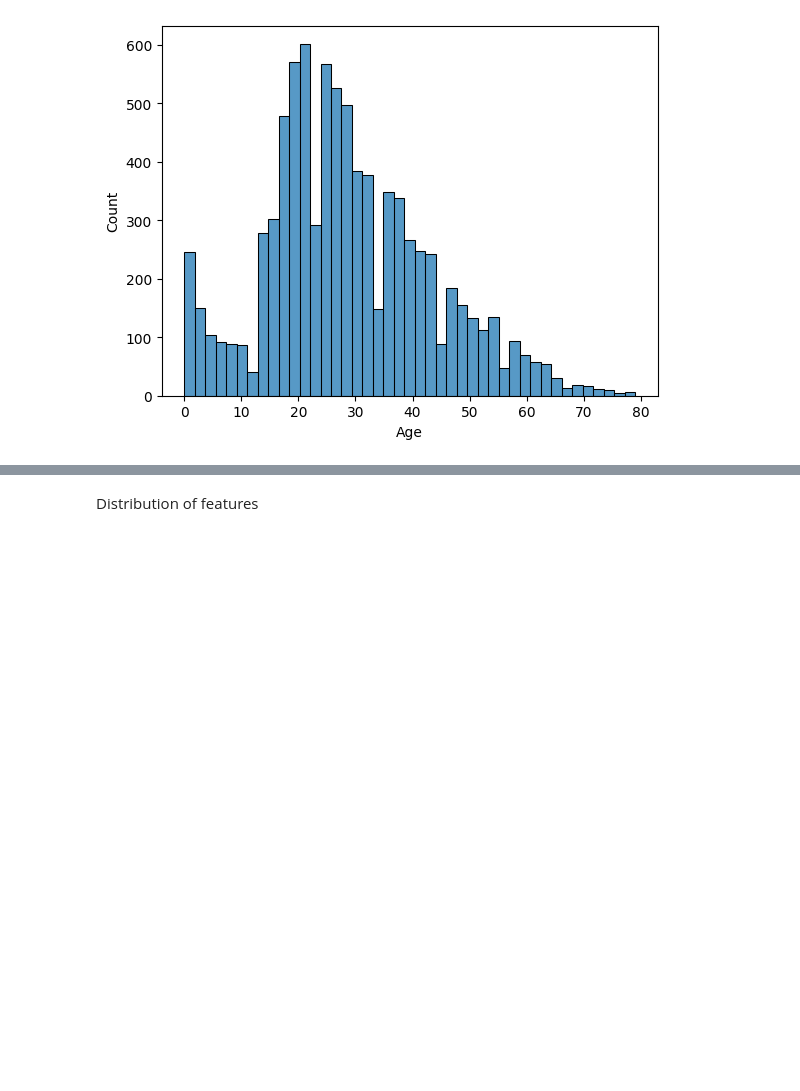
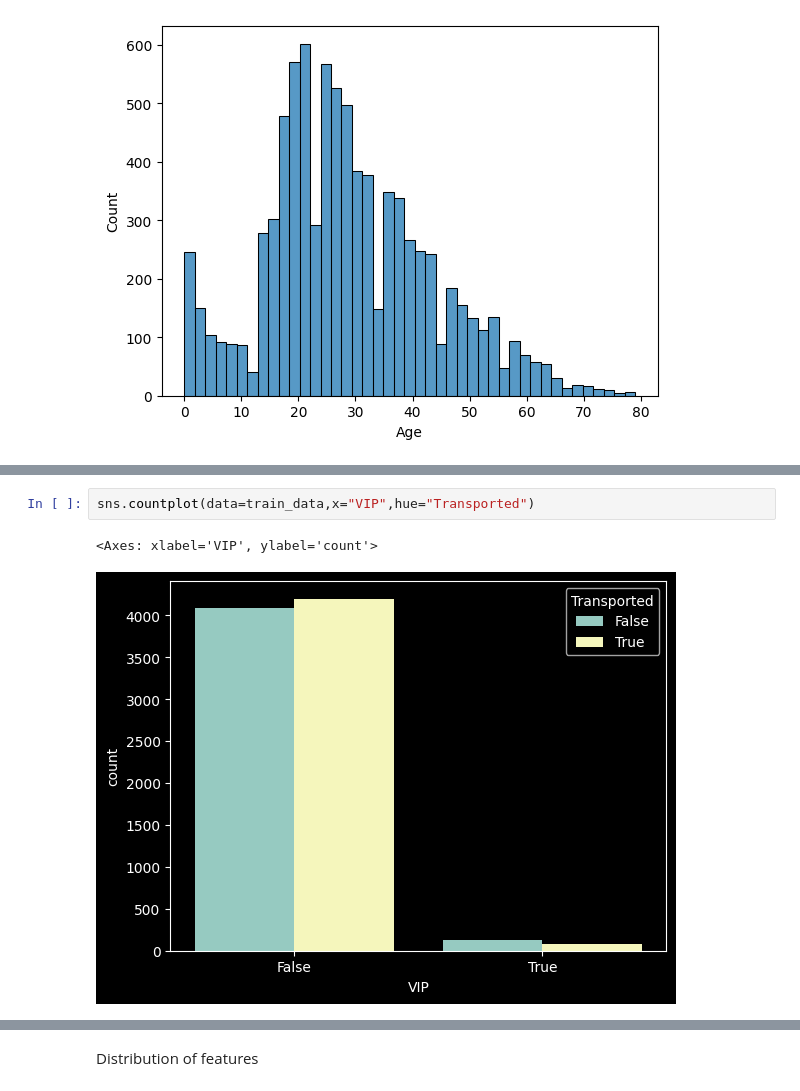
Before and after one commit to Research-method-group-3/Spaceship-Titanic, a Jupyter notebook: spaceship_data_v.ipynb, the cells around one changed output, grey strips where cells are left out. Drawn from its saved outputs; the diff is of its cells as text; blank space fills up the shorter version.

```diff
--- a/spaceship_data_v.ipynb
+++ b/spaceship_data_v.ipynb
@@ -182,0 +193,5 @@ sns.countplot(data=train_data,x="HomePlanet",hue="Transported")
+# %%
+sns.countplot(data=train_data,x="VIP",hue="Transported")
+# %% [output]
+<Axes: xlabel='VIP', ylabel='count'>
+[figure, added]
```
Also changed, not shown: parts of 14 cells of this notebook.
